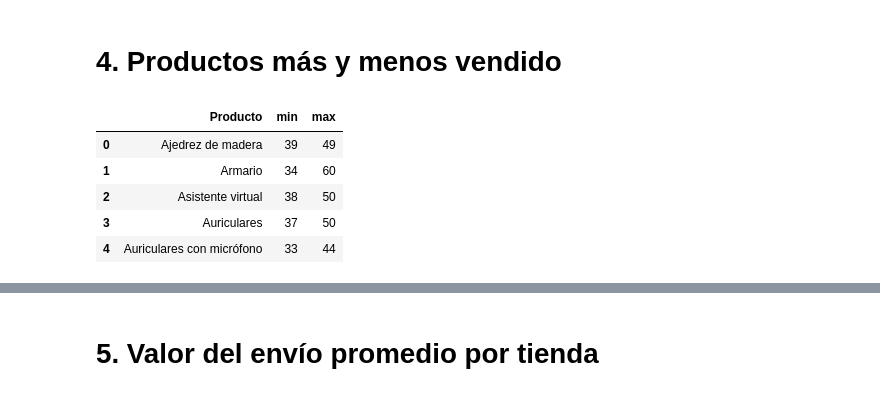
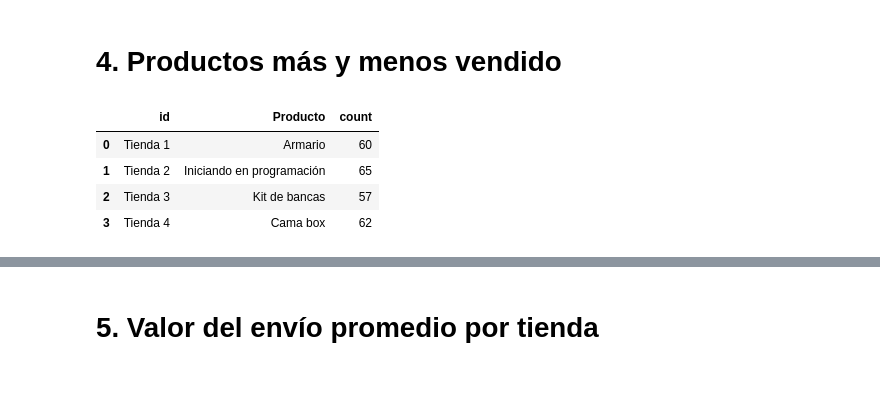
Before and after one commit to Yasna79/Challenge-1-Alura-Stores, a Jupyter notebook: AluraStoreLatam.ipynb, the cells around one changed output, grey strips where cells are left out. Saved outputs shown, nothing was run; the diff lists cells and outputs as text; code cells hidden in the pictures.

```diff
--- a/AluraStoreLatam.ipynb
+++ b/AluraStoreLatam.ipynb
@@ -111,26 +111,28 @@ plt.show()
 [figure]
 # %% [markdown]
 # 4. Productos más y menos vendido
-# %%
-producto_menos_mas_vendidos = (
-    all_stores
-    .groupby(['id','Producto'])['Precio']
-    .agg(['count'])
-    .reset_index()
-)
-
-prd_mion_max = (
-    producto_menos_mas_vendidos
-    .groupby('Producto')['count']
-    .agg(['min', 'max'])
-    .reset_index()
-)
-
-prd_mion_max.head()
-# %% [output]
-|  | Producto | min | max |
-| 0 | Ajedrez de madera | 39 | 49 |
-| 1 | Armario | 34 | 60 |
-| 2 | Asistente virtual | 38 | 50 |
-| 3 | Auriculares | 37 | 50 |
-| 4 | Auriculares con micrófono | 33 | 44 |
+# %%
+# Contamos los productos por tienda
+producto_menos_mas_vendidos = (
+    all_stores
+    .groupby(['id','Producto'])['Precio']
+    .agg(['count'])
+    .reset_index()
+)
+
+# Odenamos por tienda y numero de ventas, lo agrupamos por tienda y nos quedamos con el mayor
+producto_mas_vendido =(
+    producto_menos_mas_vendidos
+    .sort_values(by=['id','count'], ascending=[True, False])
+    .groupby(['id'])
+    .head(1)
+    .reset_index(drop=True)
+)
+
+producto_mas_vendido.head()
+# %% [output]
+|  | id | Producto | count |
+| 0 | Tienda 1 | Armario | 60 |
+| 1 | Tienda 2 | Iniciando en programación | 65 |
+| 2 | Tienda 3 | Kit de bancas | 57 |
+| 3 | Tienda 4 | Cama box | 62 |
```
Also changed, not shown: parts of 2 cells of this notebook.
